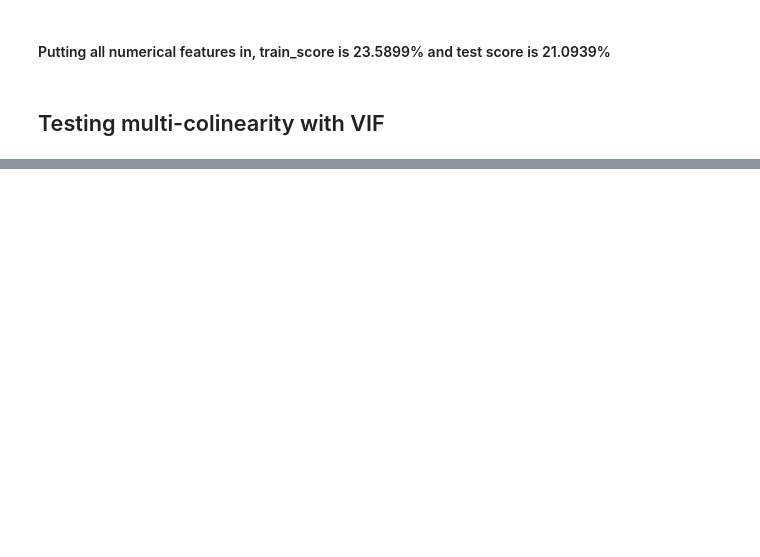
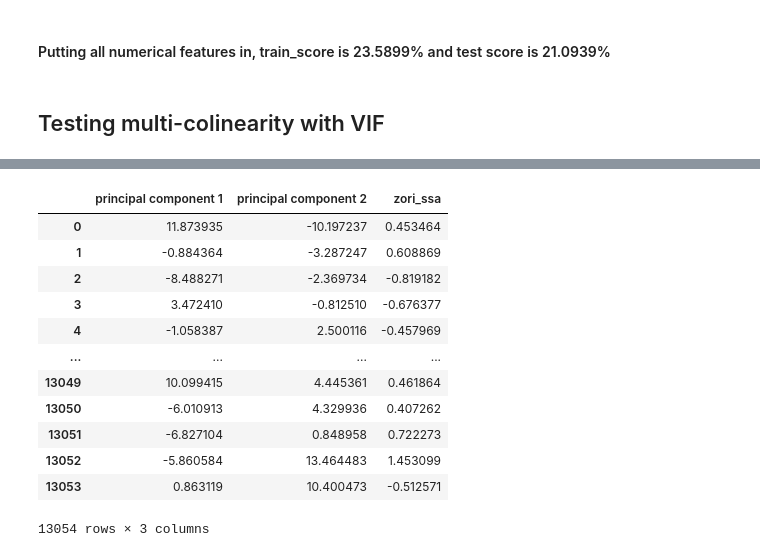
Before and after one commit to HaydenWarren/zri-forecast, a Jupyter notebook: julie/FirstMultilinear.ipynb, the cells around one changed output, grey strips where cells are left out. Cells and saved outputs as stored; diff of their text form; code cells hidden in the pictures; blank space fills up the shorter version.

```diff
--- a/julie/FirstMultilinear.ipynb
+++ b/julie/FirstMultilinear.ipynb
@@ -156,0 +166,5 @@ top10
+# %%
+from sklearn.decomposition import PCA
+pca = PCA(n_components=2)
+principalComponents = pca.fit_transform(X)
+principalDf = pd.DataFrame(data = principalComponents, columns = ['principal component 1', 'principal component 2'])
@@ -156,0 +187,18 @@ top10
+# %%
+finalDf = pd.concat([principalDf, y], axis = 1)
+# %%
+finalDf
+# %% [output]
+|  | principal component 1 | principal component 2 | zori_ssa |
+| 0 | 11.873935 | -10.197237 | 0.453464 |
+| 1 | -0.884364 | -3.287247 | 0.608869 |
+| 2 | -8.488271 | -2.369734 | -0.819182 |
+| 3 | 3.472410 | -0.812510 | -0.676377 |
+| 4 | -1.058387 | 2.500116 | -0.457969 |
+| ... | ... | ... | ... |
+| 13049 | 10.099415 | 4.445361 | 0.461864 |
+| 13050 | -6.010913 | 4.329936 | 0.407262 |
+| 13051 | -6.827104 | 0.848958 | 0.722273 |
+| 13052 | -5.860584 | 13.464483 | 1.453099 |
+| 13053 | 0.863119 | 10.400473 | -0.512571 |
+13054 rows × 3 columns
```
Also changed, not shown: parts of 39 cells of this notebook, 8 other files.
